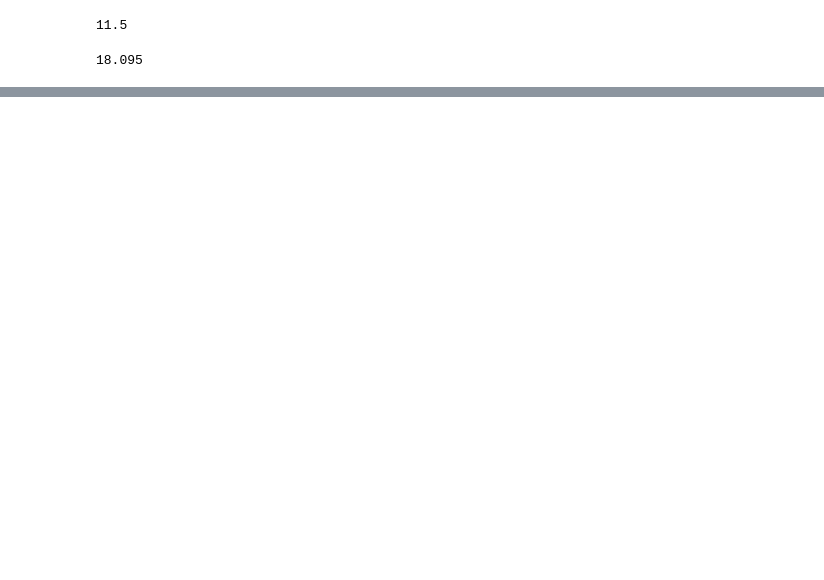
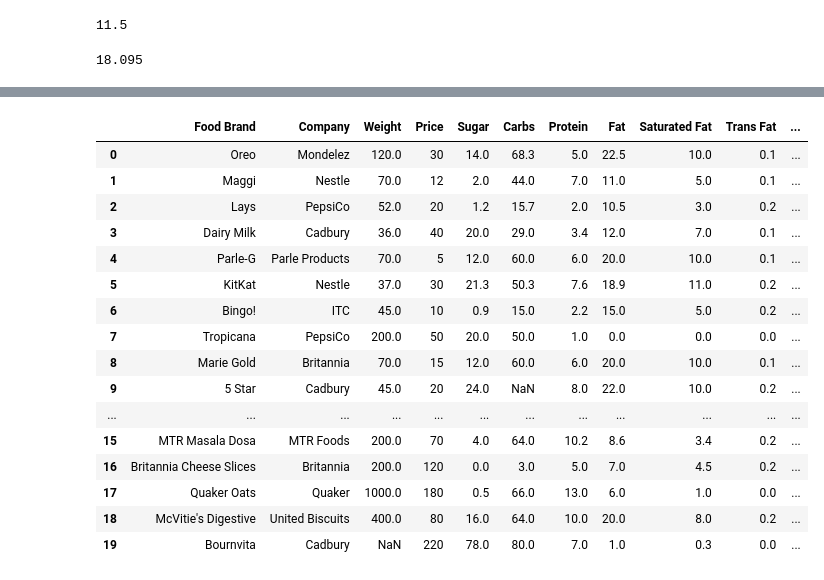
Before and after one commit to SarveshNaik1010/Semester_3, a Jupyter notebook: Data Science/Assignment_1.ipynb, the cells around one changed output, grey strips where cells are left out. Cells and saved outputs as stored; diff of their text form; code cells hidden in the pictures; blank space fills up the shorter version.

```diff
--- a/Data Science/Assignment_1.ipynb
+++ b/Data Science/Assignment_1.ipynb
@@ -27,6 +26,3 @@ structuredData
 | 17 | Quaker Oats | Quaker | 1000.0 | 180 | 0.5 | 66.0 | 13.0 | 6.0 | 1.0 | ... |
 | 18 | McVitie's Digestive | United Biscuits | 400.0 | 80 | 16.0 | 64.0 | 10.0 | 20.0 | 8.0 | ... |
 | 19 | Bournvita | Cadbury | NaN | 220 | 78.0 | 80.0 | 7.0 | 1.0 | 0.3 | ... |
-# %%
-structuredData.fillna("MISSING", inplace=True)
-structuredData
@@ -88,0 +96,9 @@ print(structuredData.values)
+# %%
+# Values Encoding
+# Altering the column values of 'Manufacturer Country' by abbreviating them
+country_abbreviations = {
+    "India": "IND",
+    "Italy": "ITY",
+}
+structuredData['Manufacturer Country'] = structuredData['Manufacturer Country'].replace(country_abbreviations)
+structuredData
@@ -88,0 +123,22 @@ print(structuredData.values)
+# %%
+# Label encoding
+# Changes the label name by using the replace function (Not permanent)
+structuredData.rename(columns={"Carbohydrates": "Carbs", "Total Sugars": "Net Sugar", "Calories per Serving": "Calories/Serving"})
+# %% [output]
+|  | Food Brand | Company | Weight | Price | Sugar | Carbs | Protein | Fat | Saturated Fat | Trans Fat | ... |
+| 0 | Oreo | Mondelez | 120.0 | 30 | 14.0 | 68.3 | 5.0 | 22.5 | 10.0 | 0.1 | ... |
+| 1 | Maggi | Nestle | 70.0 | 12 | 2.0 | 44.0 | 7.0 | 11.0 | 5.0 | 0.1 | ... |
+| 2 | Lays | PepsiCo | 52.0 | 20 | 1.2 | 15.7 | 2.0 | 10.5 | 3.0 | 0.2 | ... |
+| 3 | Dairy Milk | Cadbury | 36.0 | 40 | 20.0 | 29.0 | 3.4 | 12.0 | 7.0 | 0.1 | ... |
+| 4 | Parle-G | Parle Products | 70.0 | 5 | 12.0 | 60.0 | 6.0 | 20.0 | 10.0 | 0.1 | ... |
+| 5 | KitKat | Nestle | 37.0 | 30 | 21.3 | 50.3 | 7.6 | 18.9 | 11.0 | 0.2 | ... |
+| 6 | Bingo! | ITC | 45.0 | 10 | 0.9 | 15.0 | 2.2 | 15.0 | 5.0 | 0.2 | ... |
+| 7 | Tropicana | PepsiCo | 200.0 | 50 | 20.0 | 50.0 | 1.0 | 0.0 | 0.0 | 0.0 | ... |
+| 8 | Marie Gold | Britannia | 70.0 | 15 | 12.0 | 60.0 | 6.0 | 20.0 | 10.0 | 0.1 | ... |
+| 9 | 5 Star | Cadbury | 45.0 | 20 | 24.0 | NaN | 8.0 | 22.0 | 10.0 | 0.2 | ... |
+| ... | ... | ... | ... | ... | ... | ... | ... | ... | ... | ... | ... |
+| 15 | MTR Masala Dosa | MTR Foods | 200.0 | 70 | 4.0 | 64.0 | 10.2 | 8.6 | 3.4 | 0.2 | ... |
+| 16 | Britannia Cheese Slices | Britannia | 200.0 | 120 | 0.0 | 3.0 | 5.0 | 7.0 | 4.5 | 0.2 | ... |
+| 17 | Quaker Oats | Quaker | 1000.0 | 180 | 0.5 | 66.0 | 13.0 | 6.0 | 1.0 | 0.0 | ... |
+| 18 | McVitie's Digestive | United Biscuits | 400.0 | 80 | 16.0 | 64.0 | 10.0 | 20.0 | 8.0 | 0.2 | ... |
+| 19 | Bournvita | Cadbury | NaN | 220 | 78.0 | 80.0 | 7.0 | 1.0 | 0.3 | 0.0 | ... |
```
Also changed, not shown: parts of 12 cells of this notebook, 3 other files.
